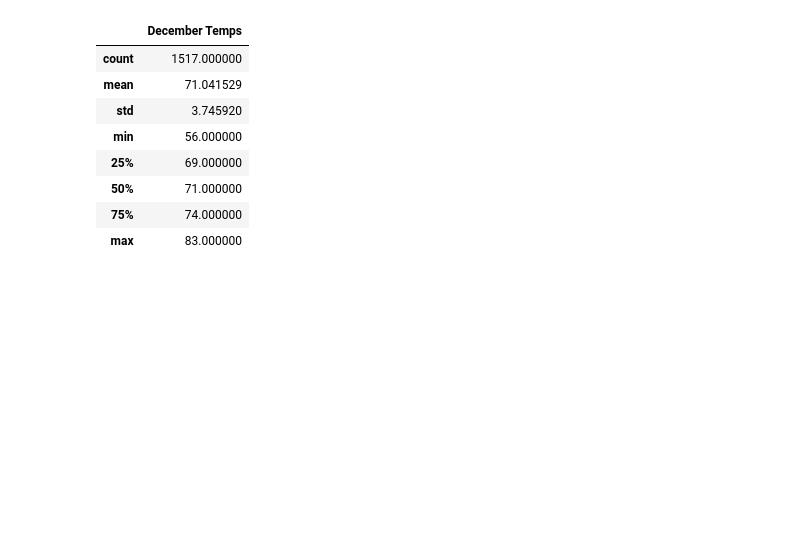
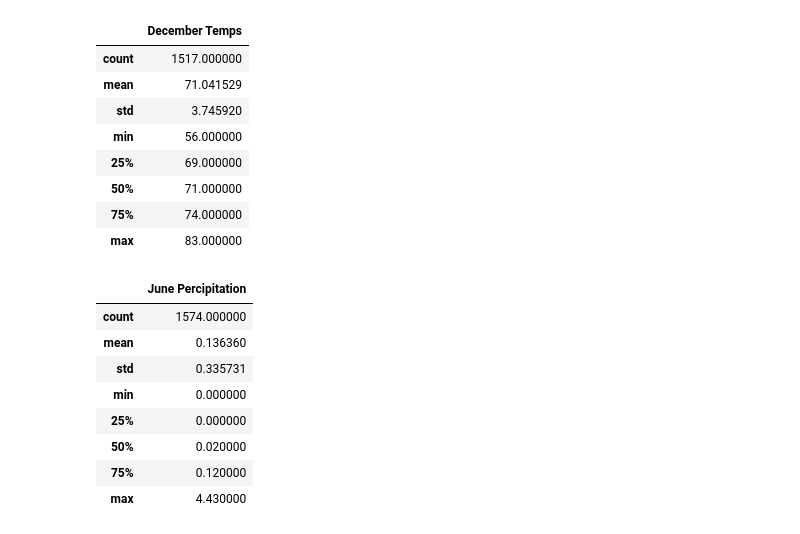
Before and after one commit to fofonotholt/surfs_up, a Jupyter notebook: SurfsUp_Challenge.ipynb, the cells around one changed output. Cells and saved outputs as stored; diff of their text form; code cells hidden in the pictures; blank space fills up the shorter version.

Commit message:
Uploading challenge code with extra query

```diff
--- a/SurfsUp_Challenge.ipynb
+++ b/SurfsUp_Challenge.ipynb
@@ -173,3 +173,47 @@ december_temp_df.describe()
 | 50% | 71.000000 |
 | 75% | 74.000000 |
 | max | 83.000000 |
+# %%
+# first aditional query - percipitation in june.
+june_0 = dt.date(2010, 6, 1)
+july_0 = dt.date(2010, 7, 1)
+june_1 = dt.date(2011, 6, 1)
+july_1 = dt.date(2011, 7, 1)
+june_2 = dt.date(2012, 6, 1)
+july_2 = dt.date(2012, 7, 1)
+june_3 = dt.date(2013, 6, 1)
+july_3 = dt.date(2013, 7, 1)
+june_4 = dt.date(2014, 6, 1)
+july_4 = dt.date(2014, 7, 1)
+june_5 = dt.date(2015, 6, 1)
+july_5 = dt.date(2015, 7, 1)
+june_6 = dt.date(2016, 6, 1)
+july_6 = dt.date(2016, 7, 1)
+june_7 = dt.date(2017, 6, 1)
+july_7 = dt.date(2017, 7, 1)
+
+results = []
+results = session.query(Measurement.date, Measurement.prcp)
+results = session.query(Measurement.date, Measurement.prcp).\
+filter((Measurement.date >= june_0) & (Measurement.date < july_0)|
+       (Measurement.date >= june_1) & (Measurement.date < july_1)|
+       (Measurement.date >= june_2) & (Measurement.date < july_2)|
+       (Measurement.date >= june_3) & (Measurement.date < july_3)|
+       (Measurement.date >= june_4) & (Measurement.date < july_4)|
+       (Measurement.date >= june_5) & (Measurement.date < july_5)|
+       (Measurement.date >= june_6) & (Measurement.date < july_6)|
+       (Measurement.date >= june_7) & (Measurement.date < july_7)).all()
+
+june_prcp_df = pd.DataFrame(results, columns=['date', 'June Percipitation'])
+june_prcp_df = june_prcp_df.set_index(june_prcp_df['date'], inplace=False)
+june_prcp_df.describe()
+# %% [output]
+|  | June Percipitation |
+| count | 1574.000000 |
+| mean | 0.136360 |
+| std | 0.335731 |
+| min | 0.000000 |
+| 25% | 0.000000 |
+| 50% | 0.020000 |
+| 75% | 0.120000 |
+| max | 4.430000 |
```
Also changed, not shown: parts of 1 cell of this notebook.
